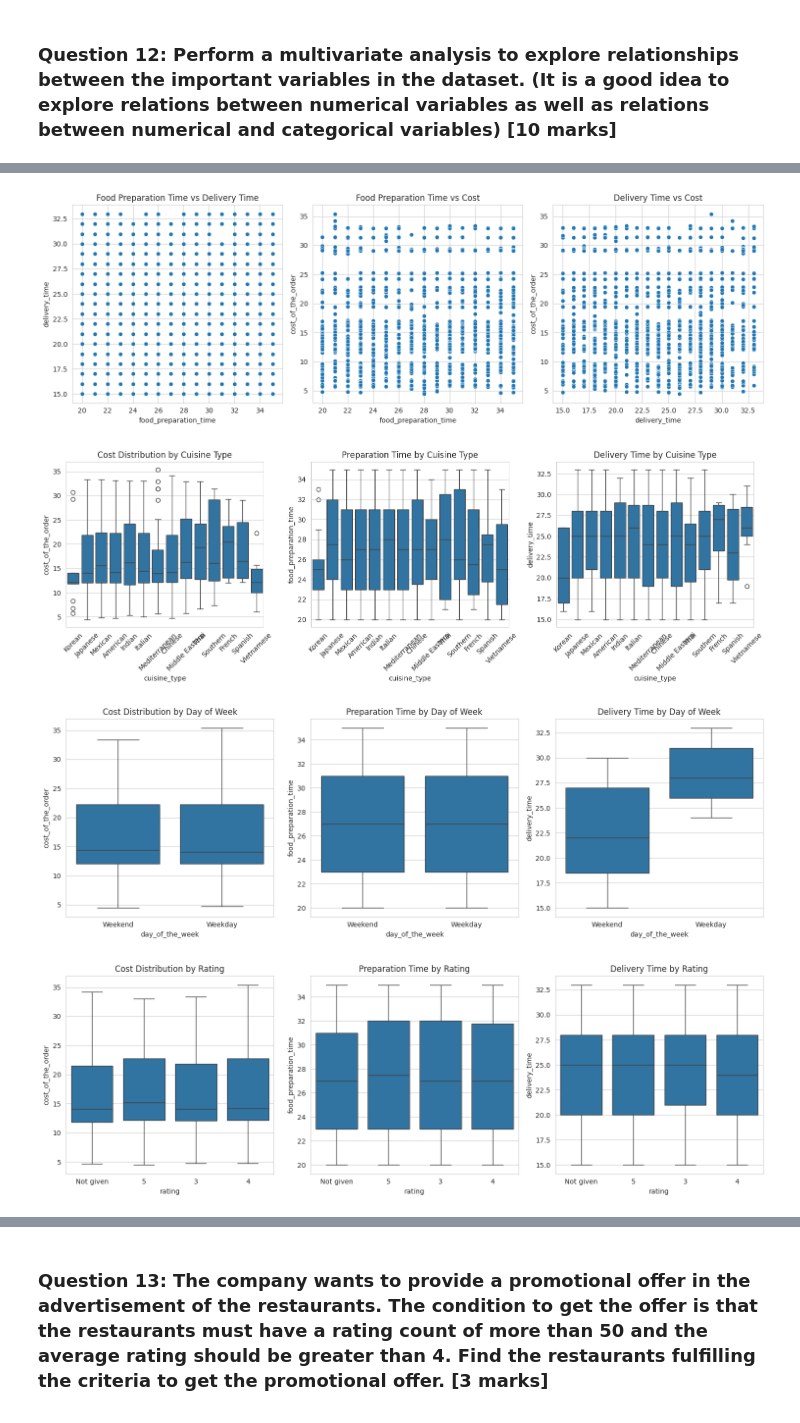
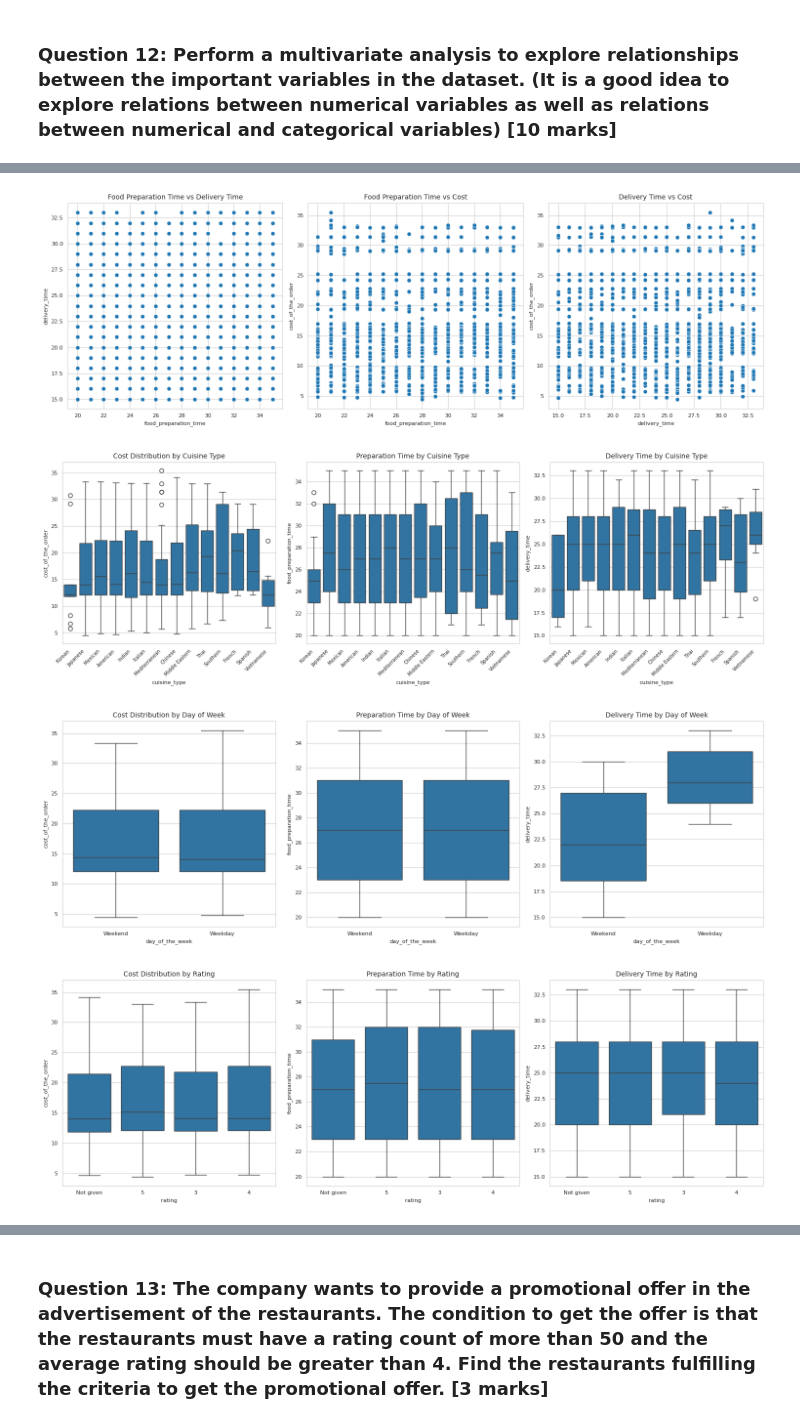
Before and after one commit to uurtsaikh201/chat, a Jupyter notebook: Foodhub_Learner_Notebook_Full_Code.ipynb, the cells around one changed output, grey strips where cells are left out. Saved outputs shown, nothing was run; the diff lists cells and outputs as text; code cells hidden in the pictures.

```diff
--- a/Foodhub_Learner_Notebook_Full_Code.ipynb
+++ b/Foodhub_Learner_Notebook_Full_Code.ipynb
@@ -395,14 +434,20 @@ Name: count, dtype: int64
 # %% [markdown]
 ### **Question 12**: Perform a multivariate analysis to explore relationships between the important variables in the dataset. (It is a good idea to explore relations between numerical variables as well as relations between numerical and categorical variables) [10 marks]
 # %%
-# relationship anaysis
+# Import required libraries
+import pandas as pd
+import matplotlib.pyplot as plt
+import seaborn as sns
+
+# Set smaller font size globally
+plt.rcParams.update({'font.size': 8})
 
 # 1. Correlation Matrix for Numerical Variables
 plt.figure(figsize=(10, 8))
 numerical_vars = ['food_preparation_time', 'delivery_time', 'cost_of_the_order']
 correlation_matrix = foodhub_df[numerical_vars].corr()
 sns.heatmap(correlation_matrix, annot=True, cmap='coolwarm', center=0)
-plt.title('Correlation Matrix of Numerical Variables')
+plt.title('Correlation Matrix of Numerical Variables', fontsize=10)
 plt.show()
 
 # 2. Scatter plots between numerical variables
@@ -411,17 +456,17 @@ plt.figure(figsize=(15, 5))
 # Prep Time vs Delivery Time
 plt.subplot(1, 3, 1)
 sns.scatterplot(data=foodhub_df, x='food_preparation_time', y='delivery_time')
-plt.title('Food Preparation Time vs Delivery Time')
+plt.title('Food Preparation Time vs Delivery Time', fontsize=10)
 
 # Prep Time vs Cost
 plt.subplot(1, 3, 2)
 sns.scatterplot(data=foodhub_df, x='food_preparation_time', y='cost_of_the_order')
-plt.title('Food Preparation Time vs Cost')
+plt.title('Food Preparation Time vs Cost', fontsize=10)
 
 # Delivery Time vs Cost
 plt.subplot(1, 3, 3)
 sns.scatterplot(data=foodhub_df, x='delivery_time', y='cost_of_the_order')
-plt.title('Delivery Time vs Cost')
+plt.title('Delivery Time vs Cost', fontsize=10)
 
 plt.tight_layout()
 plt.show()
@@ -432,20 +477,20 @@ plt.figure(figsize=(15, 5))
 # Cost by Cuisine Type
 plt.subplot(1, 3, 1)
 sns.boxplot(data=foodhub_df, x='cuisine_type', y='cost_of_the_order')
-plt.xticks(rotation=45)
-plt.title('Cost Distribution by Cuisine Type')
+plt.xticks(rotation=45, ha='right', fontsize=7)  # Smaller font size and aligned right
+plt.title('Cost Distribution by Cuisine Type', fontsize=10)
 
 # Prep Time by Cuisine Type
 plt.subplot(1, 3, 2)
 sns.boxplot(data=foodhub_df, x='cuisine_type', y='food_preparation_time')
-plt.xticks(rotation=45)
-plt.title('Preparation Time by Cuisine Type')
+plt.xticks(rotation=45, ha='right', fontsize=7)  # Smaller font size and aligned right
+plt.title('Preparation Time by Cuisine Type', fontsize=10)
 
 # Delivery Time by Cuisine Type
 plt.subplot(1, 3, 3)
 sns.boxplot(data=foodhub_df, x='cuisine_type', y='delivery_time')
-plt.xticks(rotation=45)
-plt.title('Delivery Time by Cuisine Type')
+plt.xticks(rotation=45, ha='right', fontsize=7)  # Smaller font size and aligned right
+plt.title('Delivery Time by Cuisine Type', fontsize=10)
 
 plt.tight_layout()
 plt.show()
@@ -456,17 +501,17 @@ plt.figure(figsize=(15, 5))
 # Cost by Day of Week
 plt.subplot(1, 3, 1)
 sns.boxplot(data=foodhub_df, x='day_of_the_week', y='cost_of_the_order')
-plt.title('Cost Distribution by Day of Week')
+plt.title('Cost Distribution by Day of Week', fontsize=10)
 
 # Prep Time by Day of Week
 plt.subplot(1, 3, 2)
 sns.boxplot(data=foodhub_df, x='day_of_the_week', y='food_preparation_time')
-plt.title('Preparation Time by Day of Week')
+plt.title('Preparation Time by Day of Week', fontsize=10)
 
 # Delivery Time by Day of Week
 plt.subplot(1, 3, 3)
 sns.boxplot(data=foodhub_df, x='day_of_the_week', y='delivery_time')
-plt.title('Delivery Time by Day of Week')
+plt.title('Delivery Time by Day of Week', fontsize=10)
 
 plt.tight_layout()
 plt.show()
@@ -477,30 +522,28 @@ plt.figure(figsize=(15, 5))
 # Cost by Rating
 plt.subplot(1, 3, 1)
 sns.boxplot(data=foodhub_df, x='rating', y='cost_of_the_order')
-plt.title('Cost Distribution by Rating')
+plt.title('Cost Distribution by Rating', fontsize=10)
 
 # Prep Time by Rating
 plt.subplot(1, 3, 2)
 sns.boxplot(data=foodhub_df, x='rating', y='food_preparation_time')
-plt.title('Preparation Time by Rating')
+plt.title('Preparation Time by Rating', fontsize=10)
 
 # Delivery Time by Rating
 plt.subplot(1, 3, 3)
 sns.boxplot(data=foodhub_df, x='rating', y='delivery_time')
-plt.title('Delivery Time by Rating')
+plt.title('Delivery Time by Rating', fontsize=10)
 
 plt.tight_layout()
 plt.show()
 
-# Print summary statistics for numerical variables by cuisine type
+# Print summary statistics
 print("\nSummary Statistics by Cuisine Type:")
 print(foodhub_df.groupby('cuisine_type')[numerical_vars].describe())
 
-# Calculate average metrics by day of week
 print("\nAverage Metrics by Day of Week:")
 print(foodhub_df.groupby('day_of_the_week')[numerical_vars].mean())
 
-# Calculate average metrics by rating
 print("\nAverage Metrics by Rating:")
 print(foodhub_df.groupby('rating')[numerical_vars].mean())
 # %% [output]
@@ -508,7 +551,7 @@ print(foodhub_df.groupby('rating')[numerical_vars].mean())
-[figure, old version]
+[figure, new version]
-[figure, old version]
+[figure, new version]
-[figure, old version]
+[figure, new version]
-[figure, old version]
+[figure, new version]
 Summary Statistics by Cuisine Type:
                food_preparation_time                                          \
                                count       mean       std   min    25%   50%
```
Also changed, not shown: parts of 35 cells of this notebook.
